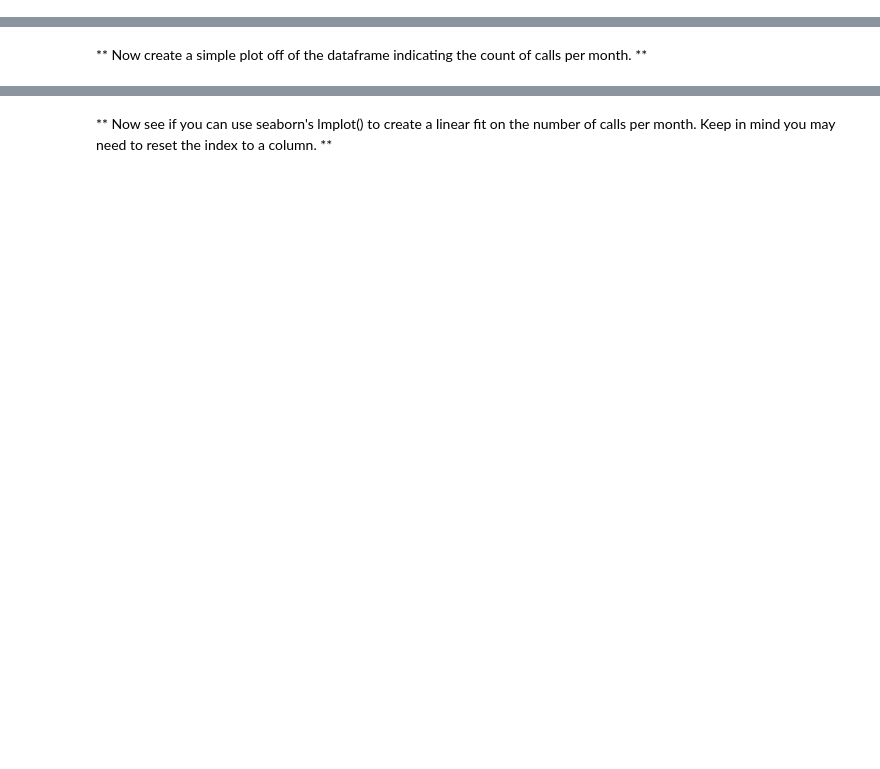
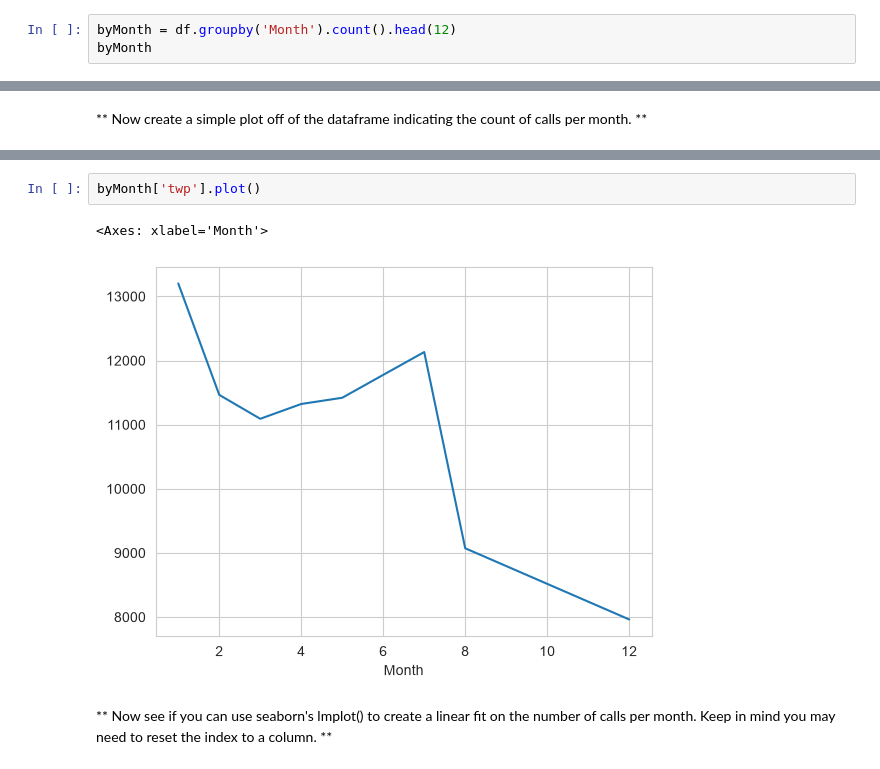
Before and after one commit to CyberWol-12/Machine_Learning_with_Python, a Jupyter notebook: machile_learning_basic to advance/Refactored_Py_DS_ML_Bootcamp-master/10-Data-Capstone-Projects/01-911 Calls Data Capstone Project.ipynb, the cells around one changed output, grey strips where cells are left out. Drawn from its saved outputs; the diff is of its cells as text; blank space fills up the shorter version.

```diff
--- a/machile_learning_basic to advance/Refactored_Py_DS_ML_Bootcamp-master/10-Data-Capstone-Projects/01-911 Calls Data Capstone Project.ipynb
+++ b/machile_learning_basic to advance/Refactored_Py_DS_ML_Bootcamp-master/10-Data-Capstone-Projects/01-911 Calls Data Capstone Project.ipynb
@@ -258,0 +248,3 @@ _____
+# %%
+byMonth = df.groupby('Month').count().head(12)
+byMonth
@@ -265,2 +265,7 @@ _____
+# %%
+byMonth['twp'].plot()
+# %% [output]
+<Axes: xlabel='Month'>
+[figure, added]
 # %% [markdown]
 ** Now see if you can use seaborn's lmplot() to create a linear fit on the number of calls per month. Keep in mind you may need to reset the index to a column. **
```
Also changed, not shown: parts of 10 cells of this notebook.
